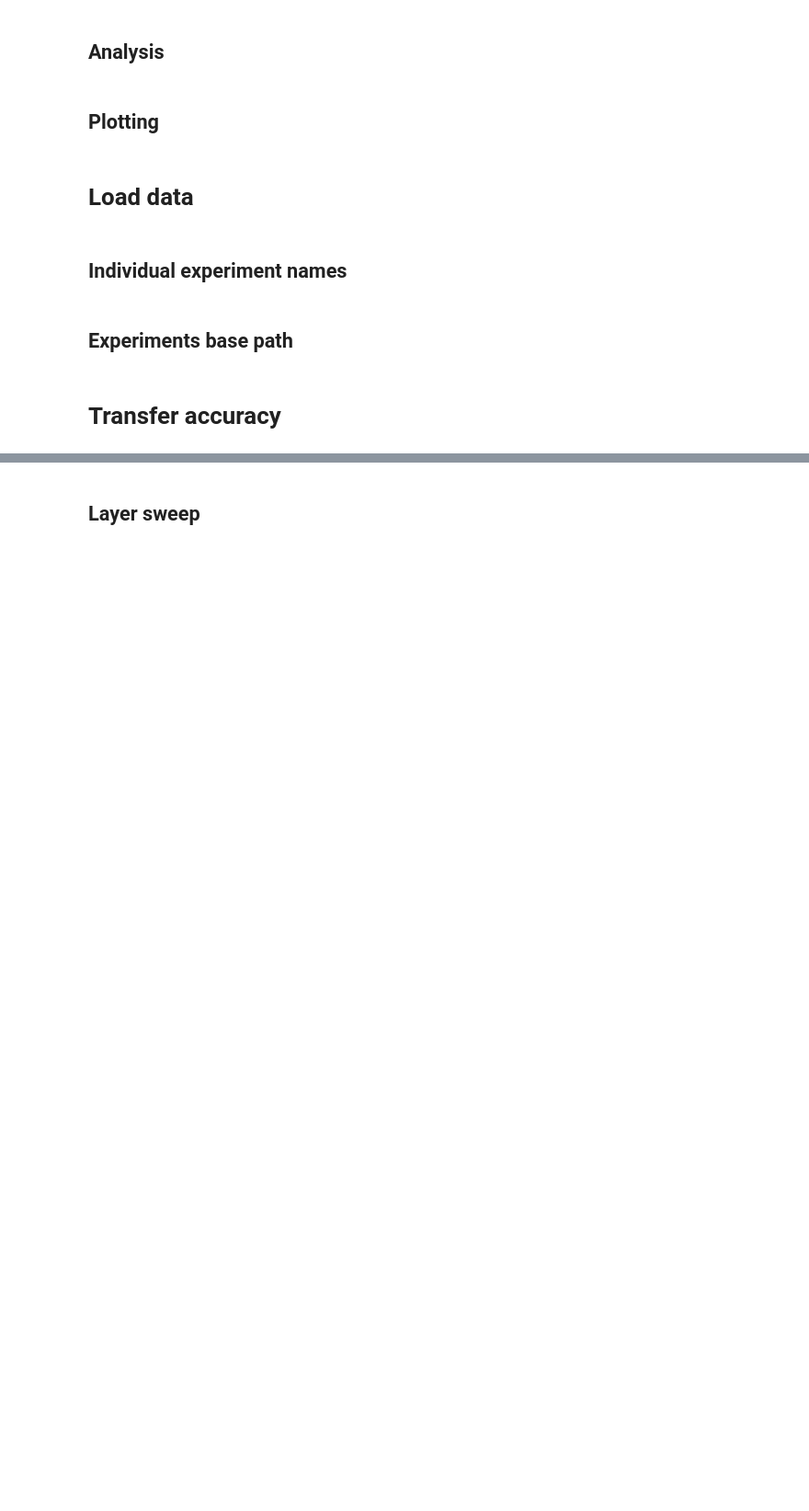
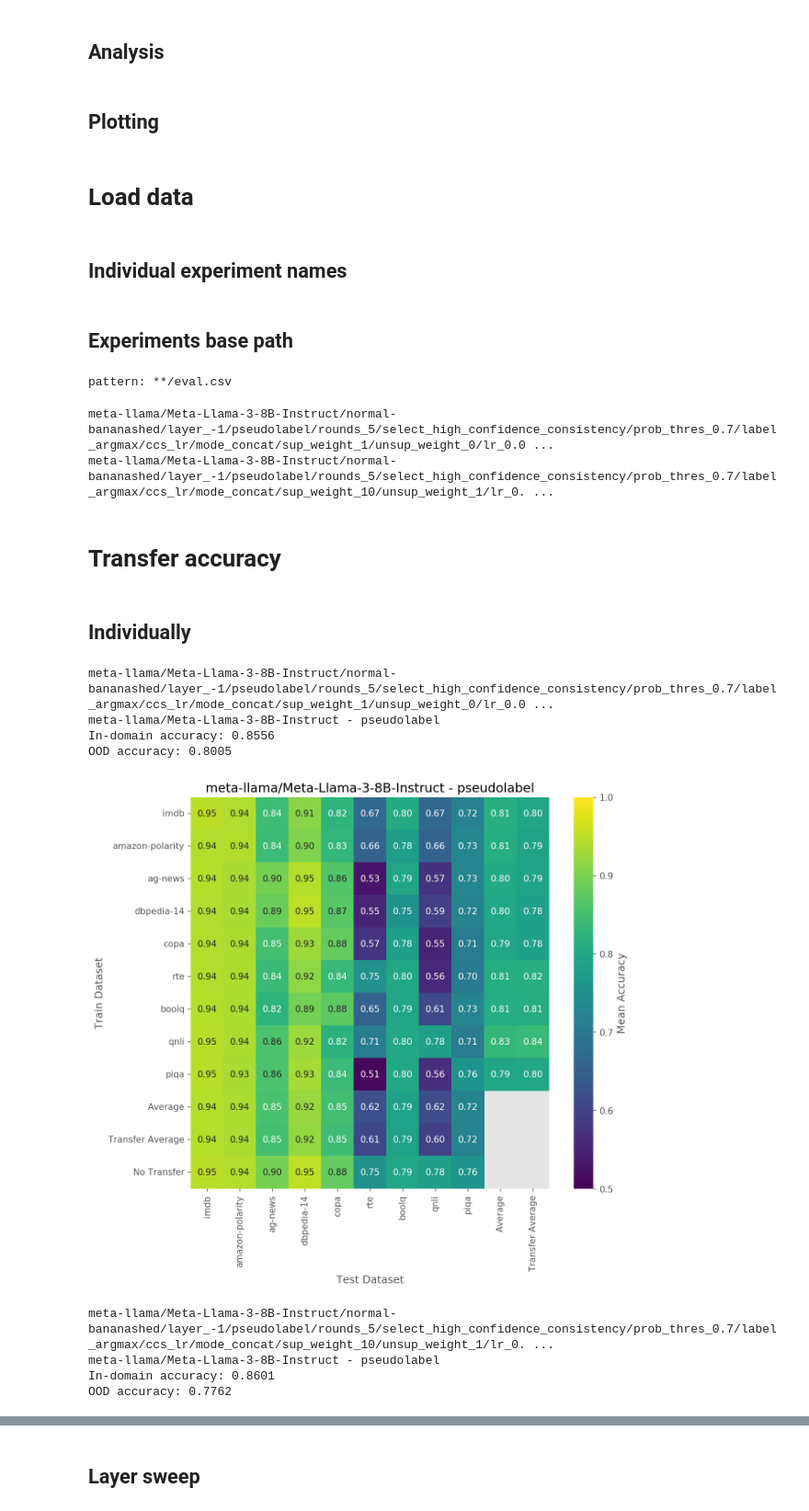
Before and after one commit to ebronstein/Exhaustive-CCS, a Jupyter notebook: plots.ipynb, the cells around one changed output, grey strips where cells are left out. Shown at 92% size. Drawn from its saved outputs; the diff is of its cells as text; code cells hidden in the pictures; blank space fills up the shorter version.

Commit message:
Add no transfer row to heatmaps.

```diff
--- a/plots.ipynb
+++ b/plots.ipynb
@@ -818,7 +818,7 @@ def get_ood_df(df, train_col):
     return df[df[train_col] != df["test"]]
 
 
-def get_acc_stats_for_df(df, print=False):
+def print_acc_stats_for_df(df):
     train_col = train_col_name_for_transfer_acc(df)
     train_test_metric_dfs_dict = make_train_test_metric_dfs_dict(df, metric="accuracy")
     for model, method_df in train_test_metric_dfs_dict.items():
@@ -830,8 +830,8 @@ def get_acc_stats_for_df(df, print=False):
                 ].mean()
                 ood_acc = melt_df[melt_df[train_col] != melt_df["test"]]["value"].mean()
                 exp_title = f"{model} - {method}"
-                if num_orth_dirs is not None:
-                    exp_title += f" - {num_orth_dirs} Orthogonal Directions"
+                # if num_orth_dirs is not None:
+                #     exp_title += f" - {num_orth_dirs} Orthogonal Directions"
                 if print:
                     print(exp_title)
                     print(f"In-domain accuracy: {in_domain_acc:.4f}")
@@ -1462,7 +1495,7 @@ use_best_in_domain_acc = True
 is_ccs_lr_in_span_oracle = False
 
 experiment_dfs = load_eval_csvs(
-    "extraction_results/llama-2-13b-chat-hf/normal/layer_-1/ccs_lr_in_span/mode_concat/sup_weight_1/unsup_weight_0/lr_0.01/n_epochs_5000",
+    "extraction_results/meta-llama/Meta-Llama-3-8B-Instruct/normal-bananashed/layer_-1/pseudolabel",
     pattern=None,
     model_filter=model_filter,
     train_set_filter=train_set_filter,
@@ -1471,8 +1504,49 @@ experiment_dfs = load_eval_csvs(
     use_best_in_domain_acc=use_best_in_domain_acc,
     is_ccs_lr_in_span_oracle=is_ccs_lr_in_span_oracle,
 )
+# %% [output]
+pattern: **/eval.csv
 # %%
 for p in sorted(list(experiment_dfs.keys())):
     print(p)
+# %% [output]
+meta-llama/Meta-Llama-3-8B-Instruct/normal-bananashed/layer_-1/pseudolabel/rounds_5/select_high_confidence_consistency/prob_thres_0.7/label_argmax/ccs_lr/mode_concat/sup_weight_1/unsup_weight_0/lr_0.0 ...
+meta-llama/Meta-Llama-3-8B-Instruct/normal-bananashed/layer_-1/pseudolabel/rounds_5/select_high_confidence_consistency/prob_thres_0.7/label_argmax/ccs_lr/mode_concat/sup_weight_10/unsup_weight_1/lr_0. ...
 # %% [markdown]
 # Transfer accuracy
+# %% [markdown]
+## Individually
+# %%
+filter_train_equals_test = True
+# If we accidentally evaluated CCS on multiple train_labeled columns per
+# (train, test) pair, take the mean accuracy over the train_labeled column per
+# pair, which should be identical (up to randomness in the training).
+dedup_ccs_train_labeled_cols = True
+
+for exp_name, df in experiment_dfs.items():
+    print(exp_name)
+    if filter_train_equals_test:
+        df = filter_train_equals_test_per_method(
+            df, is_ccs_lr_in_span_oracle=is_ccs_lr_in_span_oracle
+        )
+
+    if (
+        df["method"].unique() == ["CCS+LR"]
+        and reduce_ccs_lr_method(df) == "CCS"
+        and dedup_ccs_train_labeled_cols
+    ):
+        df = compute_mean_train_test_acc_df_over_nonunique_cols(df)
+
+    print_acc_stats_for_df(df)
+    heatmap_kwargs = {"vmin": 0.5, "vmax": 1}
+    plot_heatmap(df, "accuracy", std_annot=False, heatmap_kwargs=heatmap_kwargs)
+# %% [output]
+meta-llama/Meta-Llama-3-8B-Instruct/normal-bananashed/layer_-1/pseudolabel/rounds_5/select_high_confidence_consistency/prob_thres_0.7/label_argmax/ccs_lr/mode_concat/sup_weight_1/unsup_weight_0/lr_0.0 ...
+meta-llama/Meta-Llama-3-8B-Instruct - pseudolabel
+In-domain accuracy: 0.8556
+OOD accuracy: 0.8005
+[figure, added]
+meta-llama/Meta-Llama-3-8B-Instruct/normal-bananashed/layer_-1/pseudolabel/rounds_5/select_high_confidence_consistency/prob_thres_0.7/label_argmax/ccs_lr/mode_concat/sup_weight_10/unsup_weight_1/lr_0. ...
+meta-llama/Meta-Llama-3-8B-Instruct - pseudolabel
+In-domain accuracy: 0.8601
+OOD accuracy: 0.7762
```
Also changed, not shown: parts of 19 cells of this notebook.
